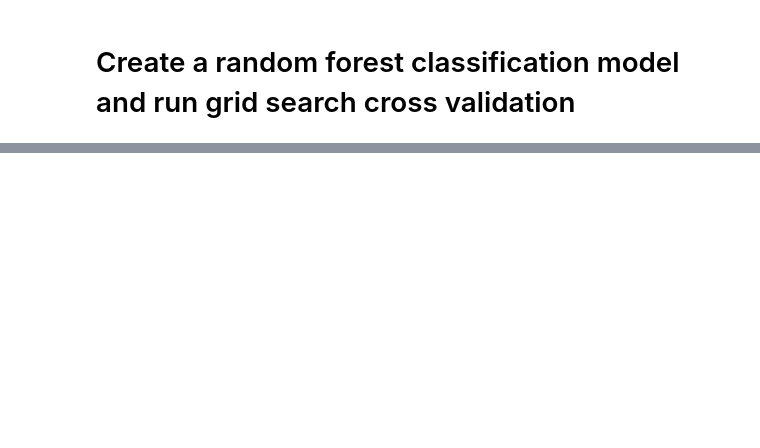
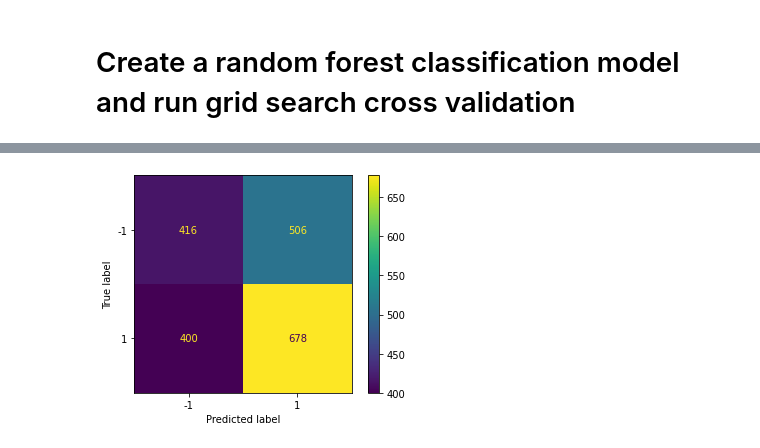
Before and after one commit to bvanhoewijk/ML2022, a Jupyter notebook: src/models/run_models.ipynb, the cells around one changed output, grey strips where cells are left out. Cells and saved outputs as stored; diff of their text form; code cells hidden in the pictures; blank space fills up the shorter version.

```diff
--- a/src/models/run_models.ipynb
+++ b/src/models/run_models.ipynb
@@ -418,0 +406,5 @@ After multiple fits, I've found that the best parameters for the Random Forest m
+# %%
+plot_confusion_matrix(linear, x_test, y_test)
+plt.show()
+# %% [output]
+[figure, added]
```
Also changed, not shown: parts of 23 cells of this notebook.
